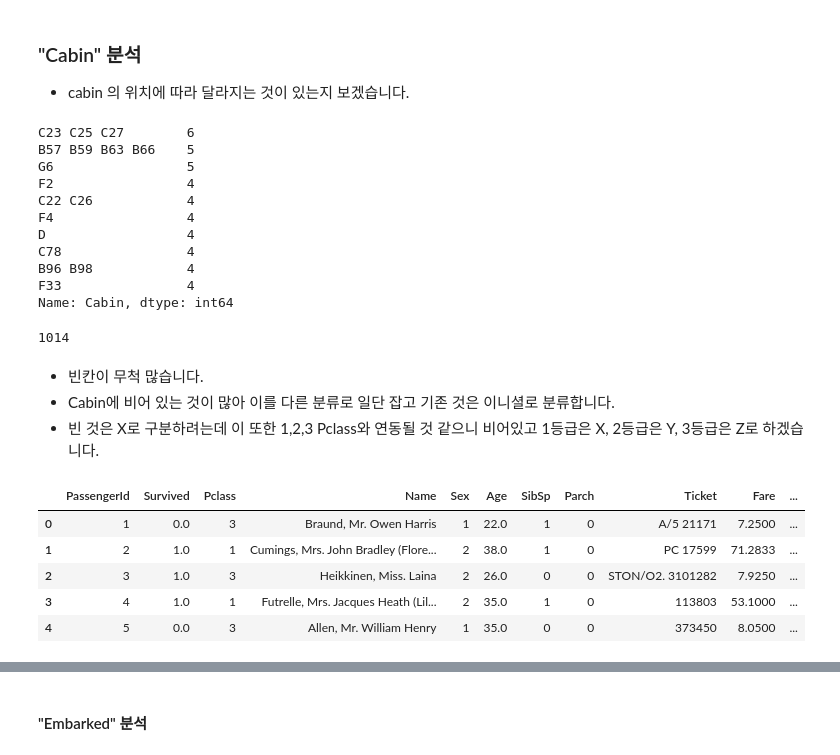
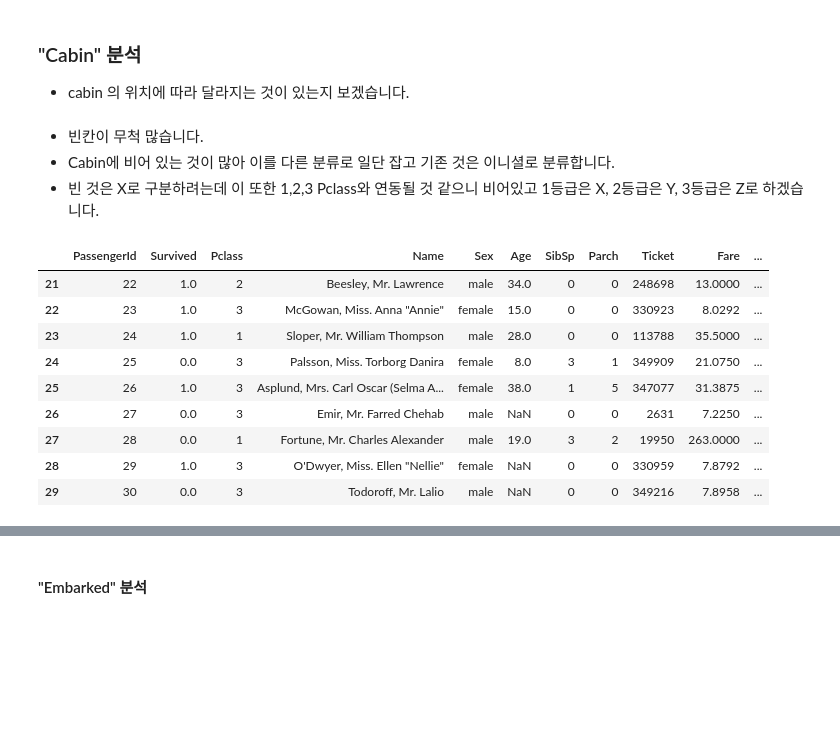
Before and after one commit to lbongsun/hello-world, a Jupyter notebook: 타이타닉_보조자료.ipynb, the cells around one changed output, grey strips where cells are left out. Cells and saved outputs as stored; diff of their text form; code cells hidden in the pictures; blank space fills up the shorter version.

```diff
--- a/타이타닉_보조자료.ipynb
+++ b/타이타닉_보조자료.ipynb
@@ -830,0 +535,3 @@ Miss나 Mr등은 많으나 익숙하지 않은 몇 개가 보입니다.
+# %%
+temp['LastName'] = data.Name.str.extract('([A-Za-z]+)')
+temp['LastName']
@@ -1276,6 +877,8 @@ Age_Range
 (39.0, 48.0]      0.357143
 (48.0, 80.0]      0.387500
 Name: Survived, dtype: float64
+# %%
+temp['Agroup'] = 0
 # %%
 temp['Agroup'] = 0
 
@@ -1469,7 +1018,7 @@ False
 # %%
 temp['Initick'] = temp.Ticket.str.extract('^([A-Za-z0-9]+)')
 
-temp = temp.reset_index(drop=True)  # 복사한 항목들을 사용하다보면 'ValueError: cannot reindex from a duplicate axis` 요런 에러가 나오는 경우가 많은데 이런 것은 요 코드로 리셋을 한 번 해주면 됩니다.
+#temp = temp.reset_index(drop=True)  # 복사한 항목들을 사용하다보면 'ValueError: cannot reindex from a duplicate axis` 요런 에러가 나오는 경우가 많은데 이런 것은 요 코드로 리셋을 한 번 해주면 됩니다.
 
 temp.head()
 # %% [output]
@@ -1610,19 +1140,5 @@ temp.head()
 * cabin 의 위치에 따라 달라지는 것이 있는지 보겠습니다.
 # %%
 temp.Cabin.value_counts().head(10)
-# %% [output]
-C23 C25 C27        6
-B57 B59 B63 B66    5
-G6                 5
-F2                 4
-C22 C26            4
-F4                 4
-D                  4
-C78                4
-B96 B98            4
-F33                4
-Name: Cabin, dtype: int64
 # %%
 temp.Cabin.isnull().sum()
-# %% [output]
-1014
@@ -1633,15 +1151,19 @@ temp.Cabin.isnull().sum()
 # %%
 temp['Inicab'] = 0
 temp['Inicab'] = temp['Cabin'].str.extract('^([A-Za-z]+)')
 temp.loc[((temp['Cabin'].isnull()) & (temp['Pclass'].values == 1)), 'Inicab'] = 'X'
 temp.loc[((temp['Cabin'].isnull()) & (temp['Pclass'].values == 2)), 'Inicab'] = 'Y'
 temp.loc[((temp['Cabin'].isnull()) & (temp['Pclass'].values == 3)), 'Inicab'] = 'Z'
 
-temp.head()
+data[21:30]
 # %% [output]
 |  | PassengerId | Survived | Pclass | Name | Sex | Age | SibSp | Parch | Ticket | Fare | ... |
-| 0 | 1 | 0.0 | 3 | Braund, Mr. Owen Harris | 1 | 22.0 | 1 | 0 | A/5 21171 | 7.2500 | ... |
-| 1 | 2 | 1.0 | 1 | Cumings, Mrs. John Bradley (Flore... | 2 | 38.0 | 1 | 0 | PC 17599 | 71.2833 | ... |
-| 2 | 3 | 1.0 | 3 | Heikkinen, Miss. Laina | 2 | 26.0 | 0 | 0 | STON/O2. 3101282 | 7.9250 | ... |
-| 3 | 4 | 1.0 | 1 | Futrelle, Mrs. Jacques Heath (Lil... | 2 | 35.0 | 1 | 0 | 113803 | 53.1000 | ... |
-| 4 | 5 | 0.0 | 3 | Allen, Mr. William Henry | 1 | 35.0 | 0 | 0 | 373450 | 8.0500 | ... |
+| 21 | 22 | 1.0 | 2 | Beesley, Mr. Lawrence | male | 34.0 | 0 | 0 | 248698 | 13.0000 | ... |
+| 22 | 23 | 1.0 | 3 | McGowan, Miss. Anna "Annie" | female | 15.0 | 0 | 0 | 330923 | 8.0292 | ... |
+| 23 | 24 | 1.0 | 1 | Sloper, Mr. William Thompson | male | 28.0 | 0 | 0 | 113788 | 35.5000 | ... |
+| 24 | 25 | 0.0 | 3 | Palsson, Miss. Torborg Danira | female | 8.0 | 3 | 1 | 349909 | 21.0750 | ... |
+| 25 | 26 | 1.0 | 3 | Asplund, Mrs. Carl Oscar (Selma A... | female | 38.0 | 1 | 5 | 347077 | 31.3875 | ... |
+| 26 | 27 | 0.0 | 3 | Emir, Mr. Farred Chehab | male | NaN | 0 | 0 | 2631 | 7.2250 | ... |
+| 27 | 28 | 0.0 | 1 | Fortune, Mr. Charles Alexander | male | 19.0 | 3 | 2 | 19950 | 263.0000 | ... |
+| 28 | 29 | 1.0 | 3 | O'Dwyer, Miss. Ellen "Nellie" | female | NaN | 0 | 0 | 330959 | 7.8792 | ... |
+| 29 | 30 | 0.0 | 3 | Todoroff, Mr. Lalio | male | NaN | 0 | 0 | 349216 | 7.8958 | ... |
```
Also changed, not shown: parts of 144 cells of this notebook.
